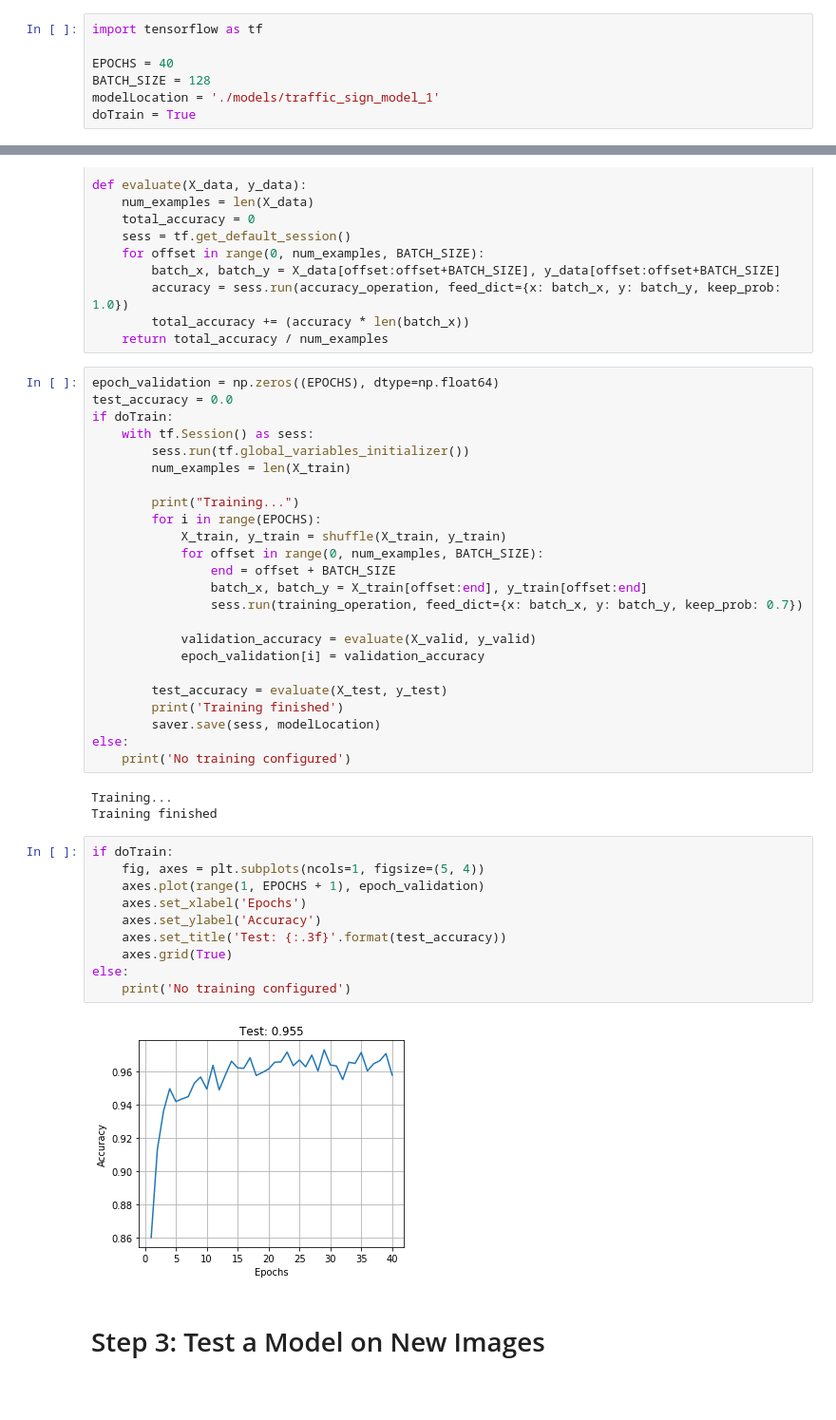
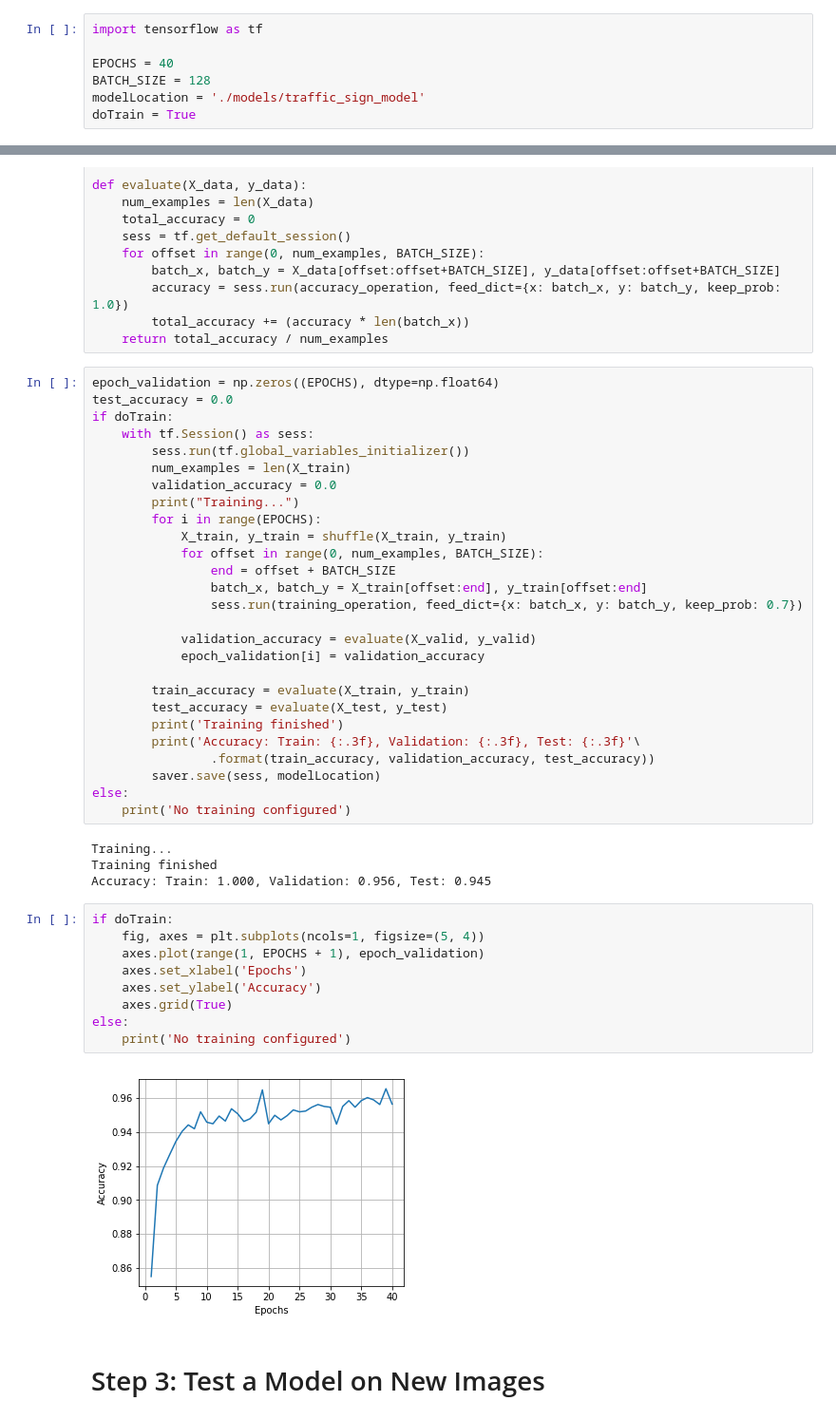
Before and after one commit to darienmt/CarND-TrafficSignClassifier-P2, a Jupyter notebook: Traffic Classifier Simplified.ipynb, the cells around one changed output, grey strips where cells are left out. Shown: that part at 95% size. Drawn from its saved outputs; the diff is of its cells as text; blank space fills up the shorter version.

Commit message:
Running the model again

```diff
--- a/Traffic Classifier Simplified.ipynb
+++ b/Traffic Classifier Simplified.ipynb
@@ -216,7 +216,7 @@ import tensorflow as tf
 
 EPOCHS = 40
 BATCH_SIZE = 128
-modelLocation = './models/traffic_sign_model_1'
+modelLocation = './models/traffic_sign_model'
 doTrain = True
 # %%
 from tensorflow.contrib.layers import flatten
@@ -318,7 +318,7 @@ if doTrain:
     with tf.Session() as sess:
         sess.run(tf.global_variables_initializer())
         num_examples = len(X_train)
-
+        validation_accuracy = 0.0
         print("Training...")
         for i in range(EPOCHS):
             X_train, y_train = shuffle(X_train, y_train)
@@ -330,26 +330,29 @@ if doTrain:
             validation_accuracy = evaluate(X_valid, y_valid)
             epoch_validation[i] = validation_accuracy
 
+        train_accuracy = evaluate(X_train, y_train)
         test_accuracy = evaluate(X_test, y_test)
         print('Training finished')
+        print('Accuracy: Train: {:.3f}, Validation: {:.3f}, Test: {:.3f}'\
+                .format(train_accuracy, validation_accuracy, test_accuracy))
         saver.save(sess, modelLocation)
 else:
     print('No training configured')
 # %% [output]
 Training...
 Training finished
+Accuracy: Train: 1.000, Validation: 0.956, Test: 0.945
 # %%
 if doTrain:
     fig, axes = plt.subplots(ncols=1, figsize=(5, 4))
     axes.plot(range(1, EPOCHS + 1), epoch_validation)
     axes.set_xlabel('Epochs')
     axes.set_ylabel('Accuracy')
-    axes.set_title('Test: {:.3f}'.format(test_accuracy))
     axes.grid(True)
 else:
     print('No training configured')
 # %% [output]
-[figure, old version]
+[figure, new version]
 # %% [markdown]
 # Step 3: Test a Model on New Images
 # %% [markdown]
```
Also changed, not shown: parts of 8 cells of this notebook, 4 other files.
